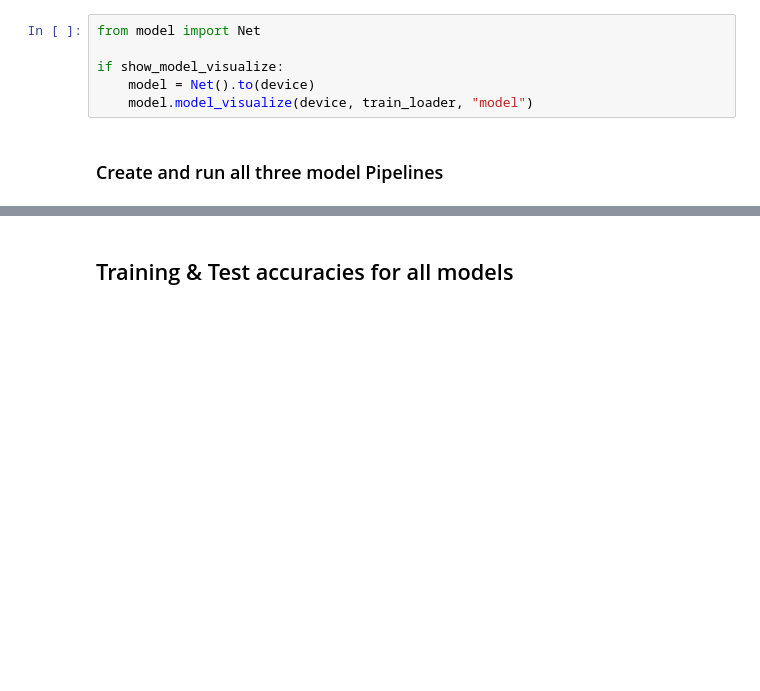
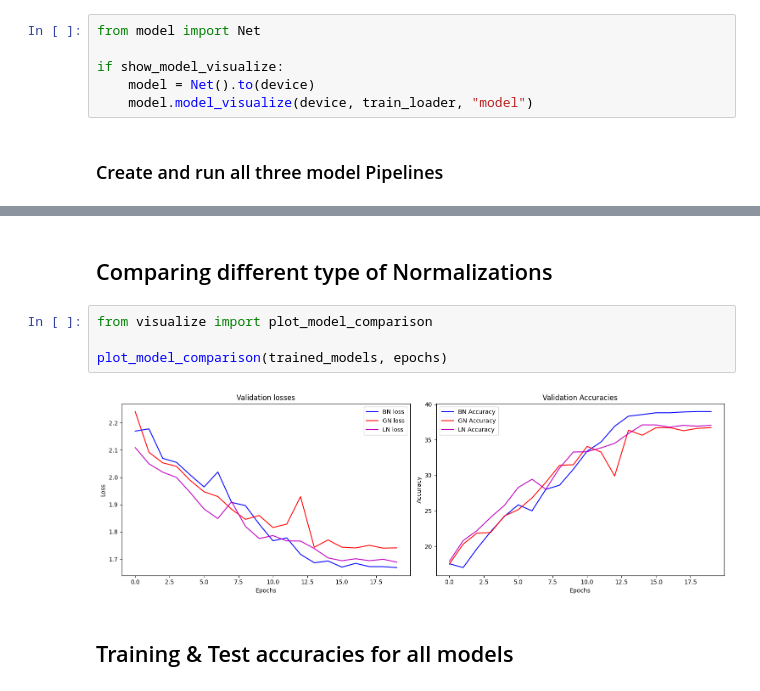
Before and after one commit to JMkrish/schoolOfAI, a Jupyter notebook: ERA_V1/S8/S8.ipynb, the cells around one changed output, grey strips where cells are left out. Saved outputs shown, nothing was run; the diff lists cells and outputs as text; blank space fills up the shorter version.

```diff
--- a/ERA_V1/S8/S8.ipynb
+++ b/ERA_V1/S8/S8.ipynb
@@ -220,6 +197,14 @@ Test set: Average loss: 1.6623, Accuracy: 3869/10000 (38.69%)
 Adjusting learning rate of group 0 to 1.0000e-02.
 Epoch 12
 ... (49 outputs left out)
+# %% [markdown]
+## Comparing different type of Normalizations
+# %%
+from visualize import plot_model_comparison
+
+plot_model_comparison(trained_models, epochs)
+# %% [output]
+[figure, added]
 # %% [markdown]
 ## Training & Test accuracies for all models
 # %%
```
Also changed, not shown: parts of 11 cells of this notebook, 21 other files.
